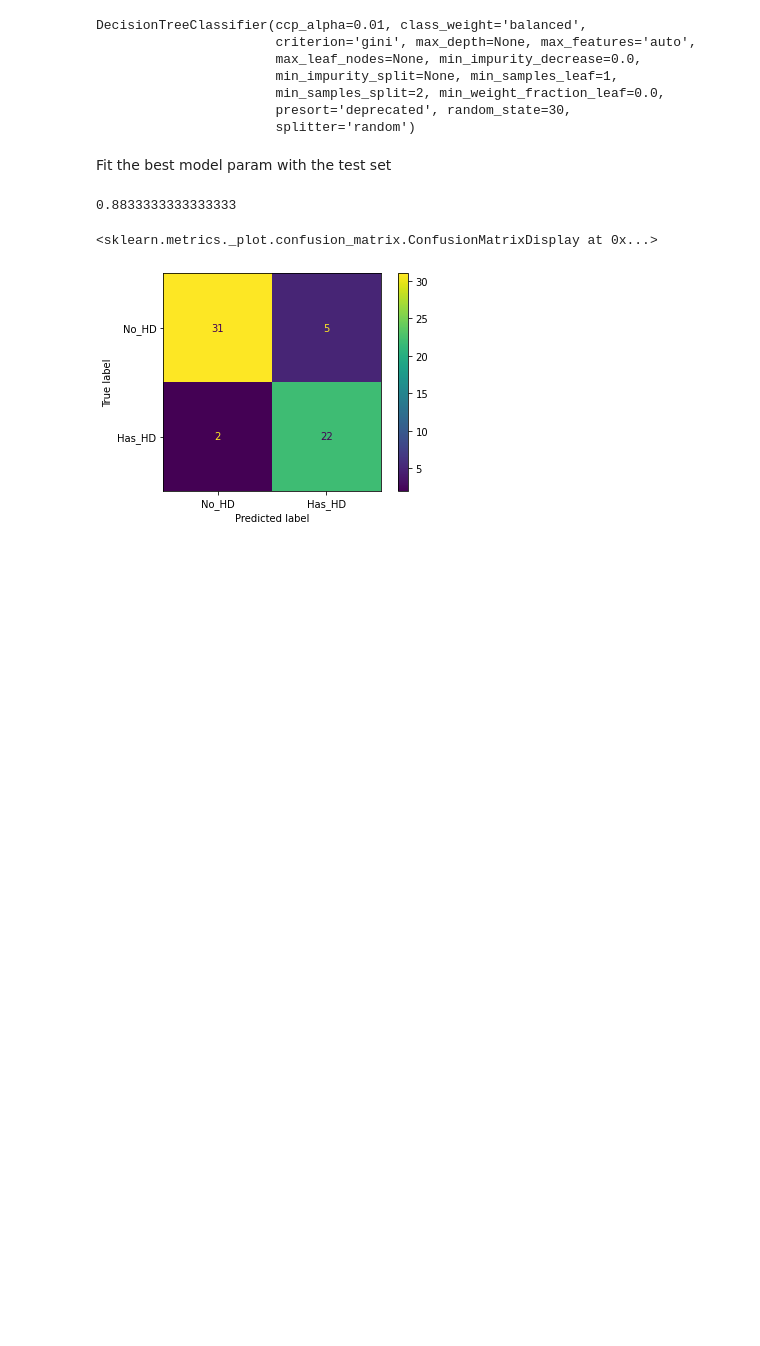
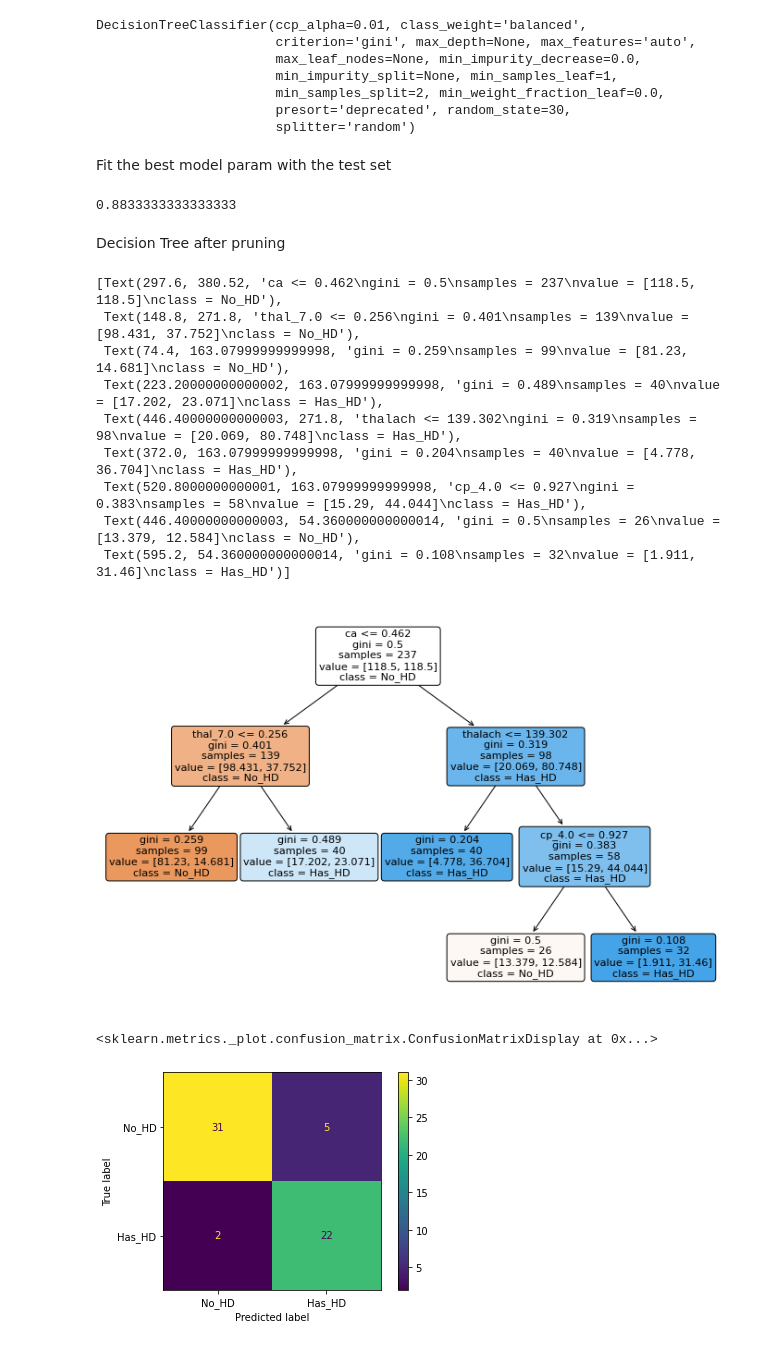
Before and after one commit to seansothey/DataScience-MachineLearning-Research, a Jupyter notebook: Decision_tree_hyperparameter_tuning_HeartDisease.ipynb, the cells around one changed output. Cells and saved outputs as stored; diff of their text form; code cells hidden in the pictures; blank space fills up the shorter version.

```diff
--- a/Decision_tree_hyperparameter_tuning_HeartDisease.ipynb
+++ b/Decision_tree_hyperparameter_tuning_HeartDisease.ipynb
@@ -345,6 +345,26 @@ Fit the best model param with the test set
 best_model.score(X_test, y_test)
 # %% [output]
 0.8833333333333333
+# %% [markdown]
+Decision Tree after pruning
+# %%
+plt.figure(figsize=(12, 8))
+plot_tree(best_model,
+          filled=True,
+          rounded=True,
+          class_names=['No_HD', 'Has_HD'],
+          feature_names=X.columns)
+# %% [output]
+[Text(297.6, 380.52, 'ca <= 0.462\ngini = 0.5\nsamples = 237\nvalue = [118.5, 118.5]\nclass = No_HD'),
+ Text(148.8, 271.8, 'thal_7.0 <= 0.256\ngini = 0.401\nsamples = 139\nvalue = [98.431, 37.752]\nclass = No_HD'),
+ Text(74.4, 163.07999999999998, 'gini = 0.259\nsamples = 99\nvalue = [81.23, 14.681]\nclass = No_HD'),
+ Text(223.20000000000002, 163.07999999999998, 'gini = 0.489\nsamples = 40\nvalue = [17.202, 23.071]\nclass = Has_HD'),
+ Text(446.40000000000003, 271.8, 'thalach <= 139.302\ngini = 0.319\nsamples = 98\nvalue = [20.069, 80.748]\nclass = Has_HD'),
+ Text(372.0, 163.07999999999998, 'gini = 0.204\nsamples = 40\nvalue = [4.778, 36.704]\nclass = Has_HD'),
+ Text(520.8000000000001, 163.07999999999998, 'cp_4.0 <= 0.927\ngini = 0.383\nsamples = 58\nvalue = [15.29, 44.044]\nclass = Has_HD'),
+ Text(446.40000000000003, 54.360000000000014, 'gini = 0.5\nsamples = 26\nvalue = [13.379, 12.584]\nclass = No_HD'),
+ Text(595.2, 54.360000000000014, 'gini = 0.108\nsamples = 32\nvalue = [1.911, 31.46]\nclass = Has_HD')]
+[figure, added]
 # %%
 plot_confusion_matrix(best_model, X_test, y_test, display_labels=['No_HD', 'Has_HD'])
 # %% [output]
```
